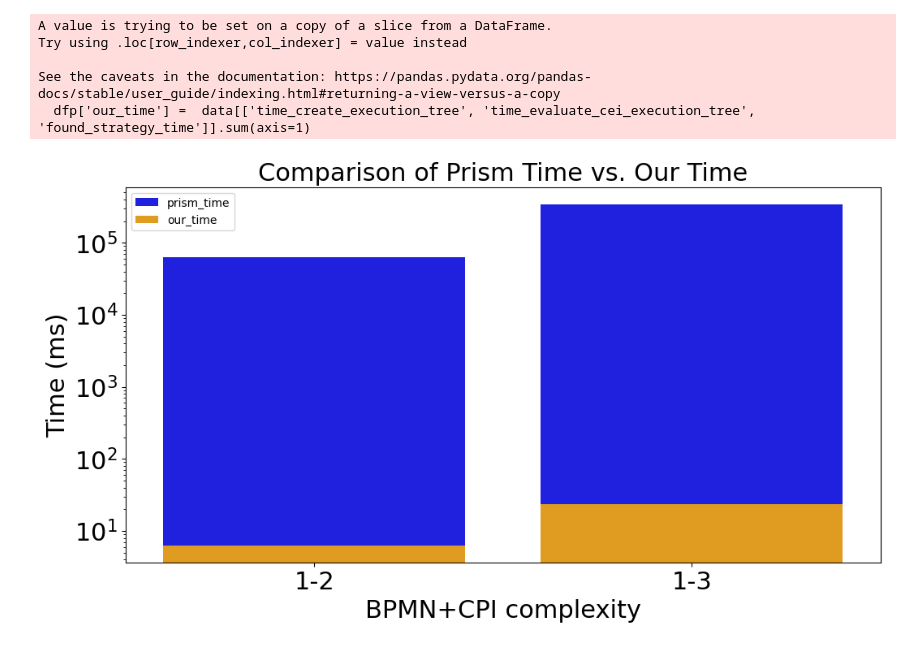
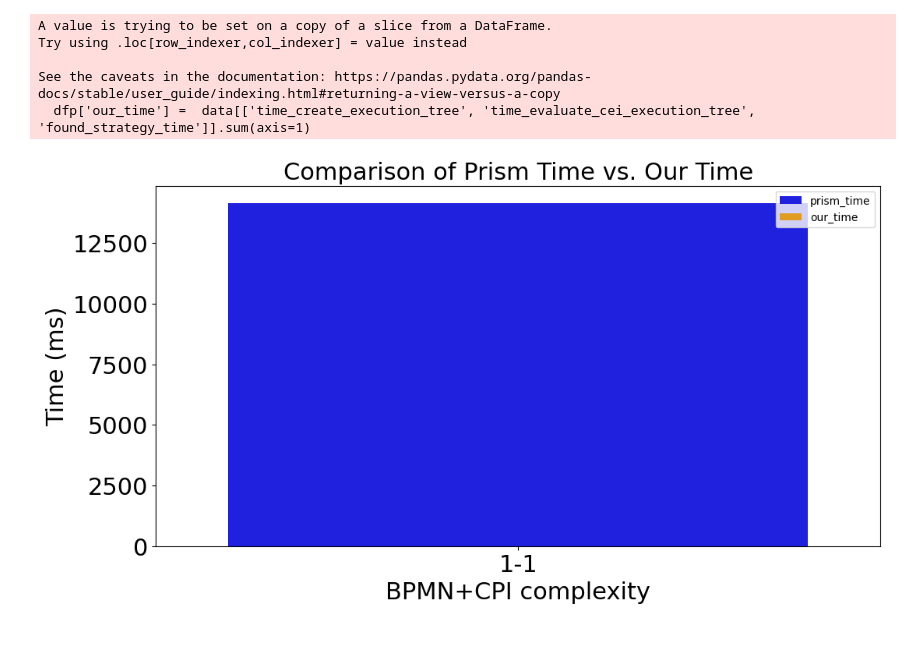
Before and after one commit to PietroSala/cpi-to-prism-loops, a Jupyter notebook: Validation_Expalining_Strategies_for_Expected_Impacts.ipynb, the cells around one changed output. Drawn from its saved outputs; the diff is of its cells as text; code cells hidden in the pictures.

```diff
--- a/Validation_Expalining_Strategies_for_Expected_Impacts.ipynb
+++ b/Validation_Expalining_Strategies_for_Expected_Impacts.ipynb
@@ -65,7 +95,7 @@ data
 # %%
 import matplotlib.pyplot as plt
 import pandas as pd
-
+data = dataP[530:]
 # Sample data transformation
 df = data[['error']].copy()
 df['OOT'] = df['error'].isna()
@@ -787,33 +870,34 @@ See the caveats in the documentation: https://pandas.pydata.org/pandas-docs/stab
   dfp['our_time'] =  data[['time_create_execution_tree', 'time_evaluate_cei_execution_tree', 'found_strategy_time']].sum(axis=1)
 # %%
 import seaborn as sns
+import matplotlib.pyplot as plt
 # Group by complexity
 grouped_times = dfp.groupby(['nested', "indep"])[['prism_time', 'our_time']].mean().reset_index()
 
 # Print the grouped DataFrame
 # print(grouped_times)
 grouped_times['group'] = grouped_times[['nested', 'indep']].astype(str).agg('-'.join, axis=1)
 
 # Plot
 plt.figure(figsize=(12, 6))
 sns.barplot(x='group', y='prism_time', data=grouped_times, color='blue', label='prism_time')
 sns.barplot(x='group', y='our_time', data=grouped_times, color='orange', label='our_time')
 
 # plt.xticks(rotation=90)  # Rotate x labels for better visibility
 plt.ylabel("Time (ms)")
 plt.xlabel("BPMN+CPI complexity")
 plt.title("Comparison of Prism Time vs. Our Time")
 plt.legend (loc="best", fontsize=10)
-plt.yscale('log')
+# plt.yscale('log')
 SMALL_SIZE = 22
 
 plt.rc('font', size=SMALL_SIZE)          # controls default text sizes
 plt.rc('axes', titlesize=SMALL_SIZE)     # fontsize of the axes title
 plt.rc('axes', labelsize=SMALL_SIZE)    # fontsize of the x and y labels
 plt.rc('xtick', labelsize=SMALL_SIZE)    # fontsize of the tick labels
 plt.rc('ytick', labelsize=SMALL_SIZE)    # fontsize of the tick labels
 # plt.rc('legend', fontsize=SMALL_SIZE/1.5)    # legend fontsize
 plt.rc('figure', titlesize=SMALL_SIZE)
 plt.show()
 # %% [output]
-[figure, old version]
+[figure, new version]
```
Also changed, not shown: parts of 10 cells of this notebook, 11 other files.
